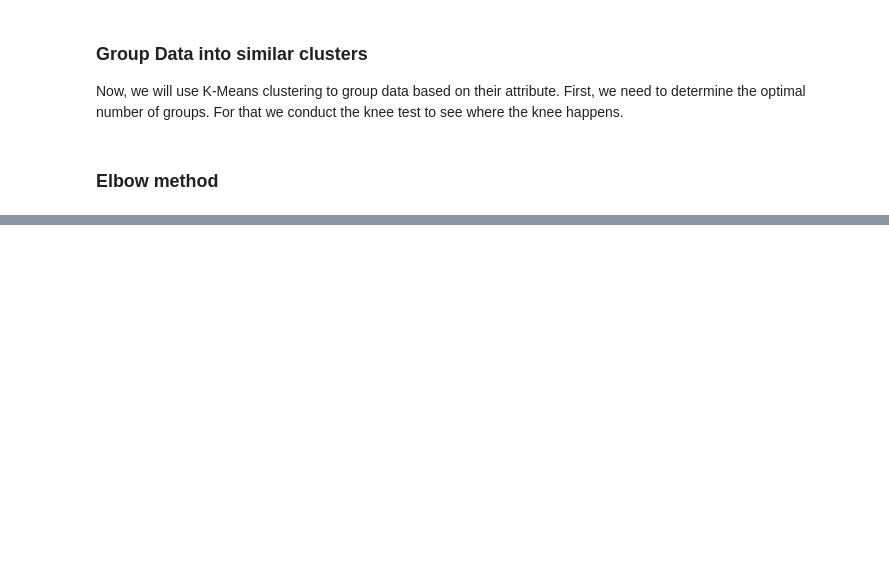
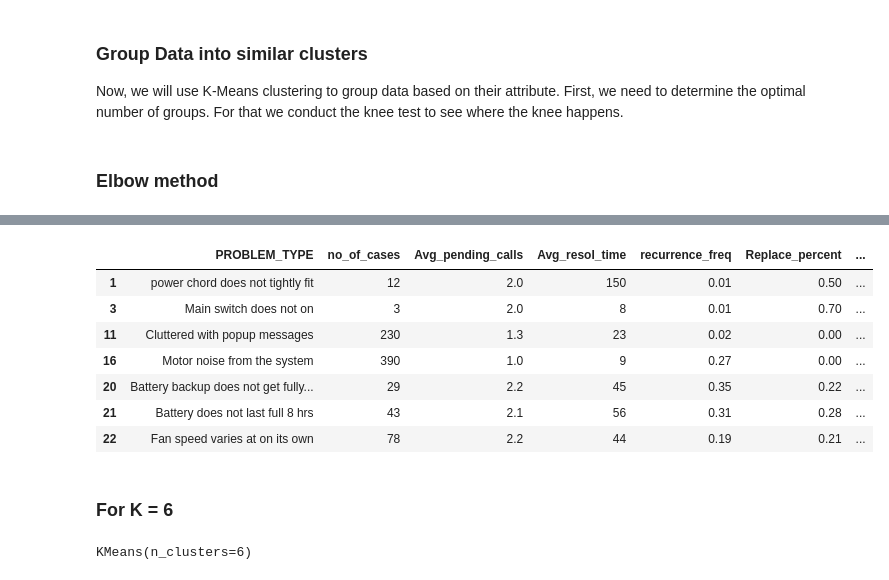
Before and after one commit to RochaErik/X-KMeans-TechSupport-Data, a Jupyter notebook: K_Means_Tech_support_data.ipynb, the cells around one changed output, grey strips where cells are left out. Cells and saved outputs as stored; diff of their text form; code cells hidden in the pictures; blank space fills up the shorter version.

```diff
--- a/K_Means_Tech_support_data.ipynb
+++ b/K_Means_Tech_support_data.ipynb
@@ -87,0 +163,13 @@ for k in clusters:
+# %%
+data[data['clusters']==2]
+# %% [output]
+|  | PROBLEM_TYPE | no_of_cases | Avg_pending_calls | Avg_resol_time | recurrence_freq | Replace_percent | ... |
+| 1 | power chord does not tightly fit | 12 | 2.0 | 150 | 0.01 | 0.50 | ... |
+| 3 | Main switch does not on | 3 | 2.0 | 8 | 0.01 | 0.70 | ... |
+| 11 | Cluttered with popup messages | 230 | 1.3 | 23 | 0.02 | 0.00 | ... |
+| 16 | Motor noise from the system | 390 | 1.0 | 9 | 0.27 | 0.00 | ... |
+| 20 | Battery backup does not get fully... | 29 | 2.2 | 45 | 0.35 | 0.22 | ... |
+| 21 | Battery does not last full 8 hrs | 43 | 2.1 | 56 | 0.31 | 0.28 | ... |
+| 22 | Fan speed varies at on its own | 78 | 2.2 | 44 | 0.19 | 0.21 | ... |
+# %% [markdown]
+### For K = 6
@@ -87,0 +178,4 @@ for k in clusters:
+# %%
+model_6.fit(data_features_scaled)
+# %% [output]
+KMeans(n_clusters=6)
```
Also changed, not shown: parts of 11 cells of this notebook.
